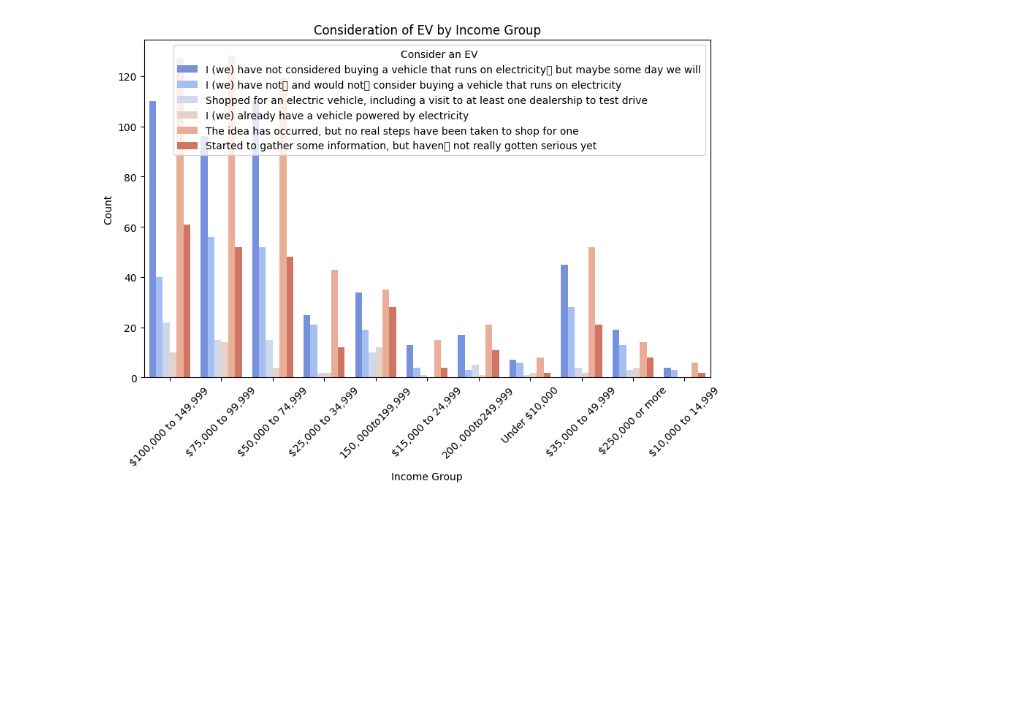
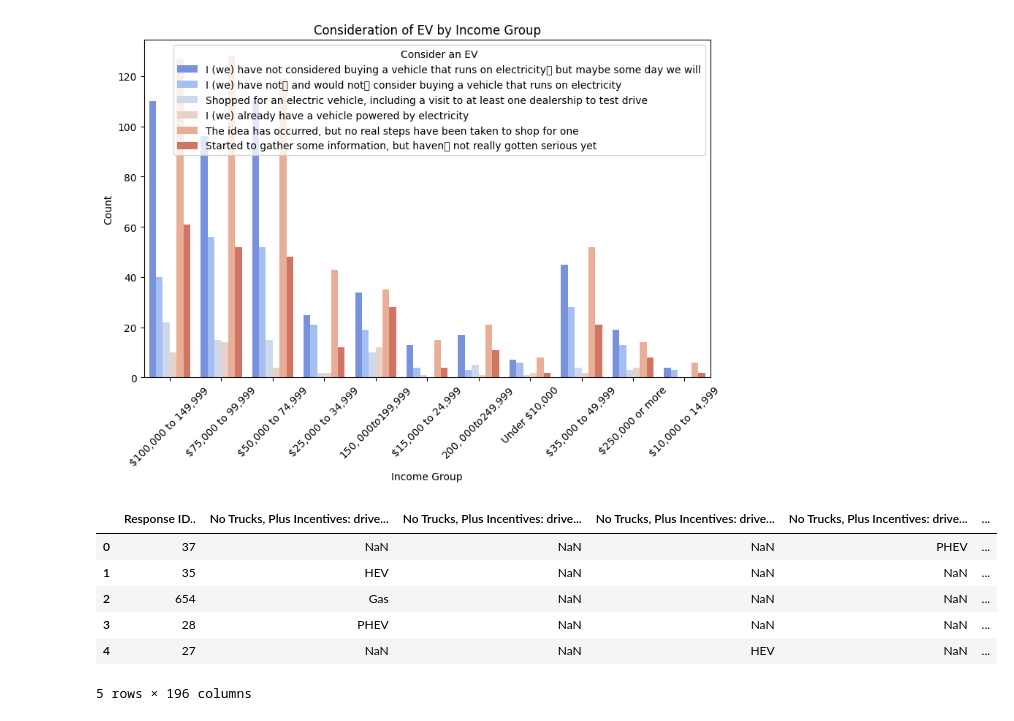
Before and after one commit to kkrusere/EV_Market-Analysis-and-Consumer-Behavior, a Jupyter notebook: data_collection_&_EDA.ipynb, the cells around one changed output. Saved outputs shown, nothing was run; the diff lists cells and outputs as text; code cells hidden in the pictures; blank space fills up the shorter version.

```diff
--- a/data_collection_&_EDA.ipynb
+++ b/data_collection_&_EDA.ipynb
@@ -279,3 +318,13 @@ plt.legend(title='Consider an EV')
 plt.show()
 # %% [output]
 [figure]
+# %%
+NESCAUM_dataset.head()
+# %% [output]
+|  | Response ID.. | No Trucks, Plus Incentives: drive... | No Trucks, Plus Incentives: drive... | No Trucks, Plus Incentives: drive... | No Trucks, Plus Incentives: drive... | ... |
+| 0 | 37 | NaN | NaN | NaN | PHEV | ... |
+| 1 | 35 | HEV | NaN | NaN | NaN | ... |
+| 2 | 654 | Gas | NaN | NaN | NaN | ... |
+| 3 | 28 | PHEV | NaN | NaN | NaN | ... |
+| 4 | 27 | NaN | NaN | HEV | NaN | ... |
+5 rows × 196 columns
```
Also changed, not shown: parts of 4 cells of this notebook.
